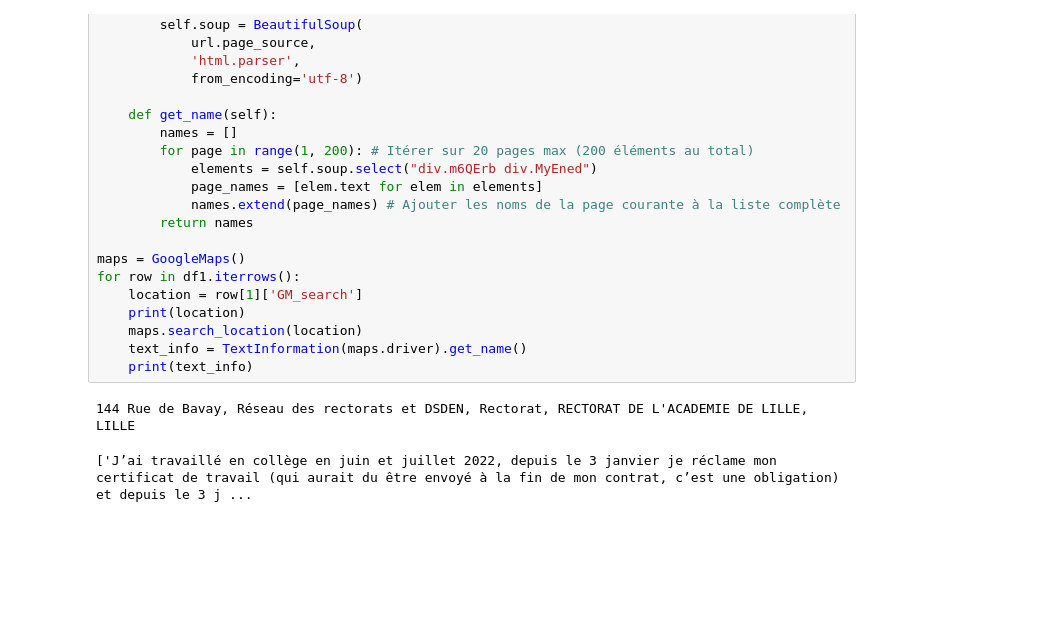
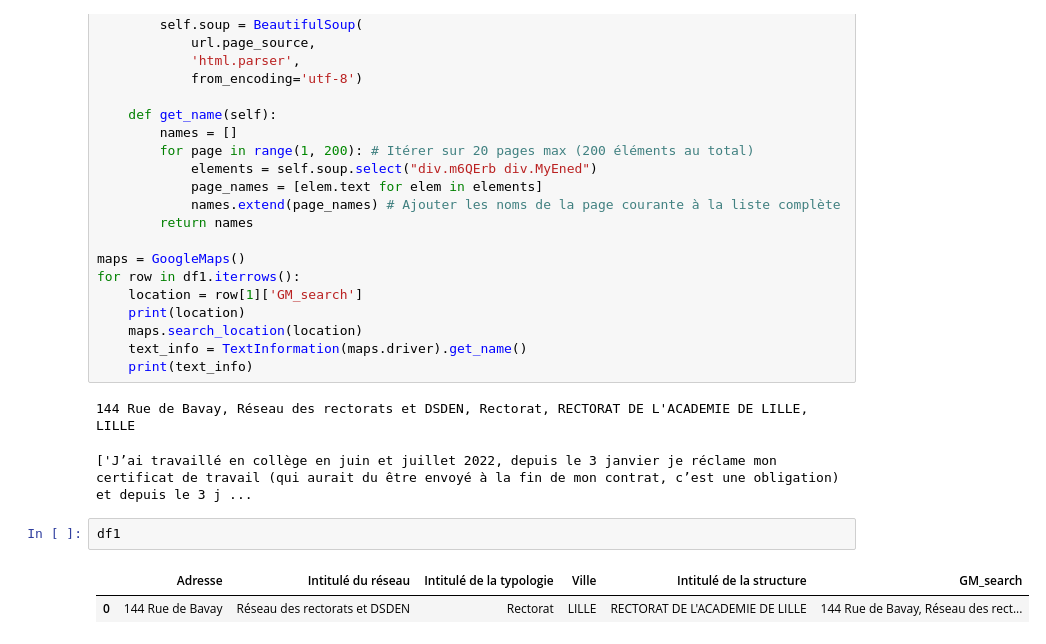
Before and after one commit to projetgouv/scraping, a Jupyter notebook: scrapining.ipynb, the cells around one changed output. Cells and saved outputs as stored; diff of their text form; blank space fills up the shorter version.

```diff
--- a/scrapining.ipynb
+++ b/scrapining.ipynb
@@ -57,3 +57,8 @@ for row in df1.iterrows():
 # %% [output]
 144 Rue de Bavay, Réseau des rectorats et DSDEN, Rectorat, RECTORAT DE L'ACADEMIE DE LILLE, LILLE
 ['J’ai travaillé en collège en juin et juillet 2022, depuis le 3 janvier je réclame mon certificat de travail (qui aurait du être envoyé à la fin de mon contrat, c’est une obligation) et depuis le 3 j ...
+# %%
+df1
+# %% [output]
+|  | Adresse | Intitulé du réseau | Intitulé de la typologie | Ville | Intitulé de la structure | GM_search |
+| 0 | 144 Rue de Bavay | Réseau des rectorats et DSDEN | Rectorat | LILLE | RECTORAT DE L'ACADEMIE DE LILLE | 144 Rue de Bavay, Réseau des rect... |
```
Also changed, not shown: parts of 3 cells of this notebook, 3 other files.
